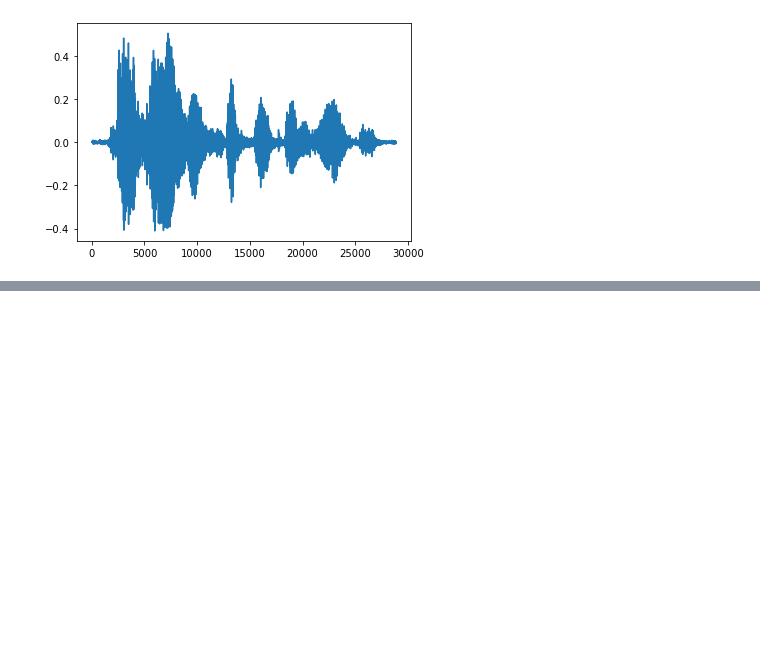
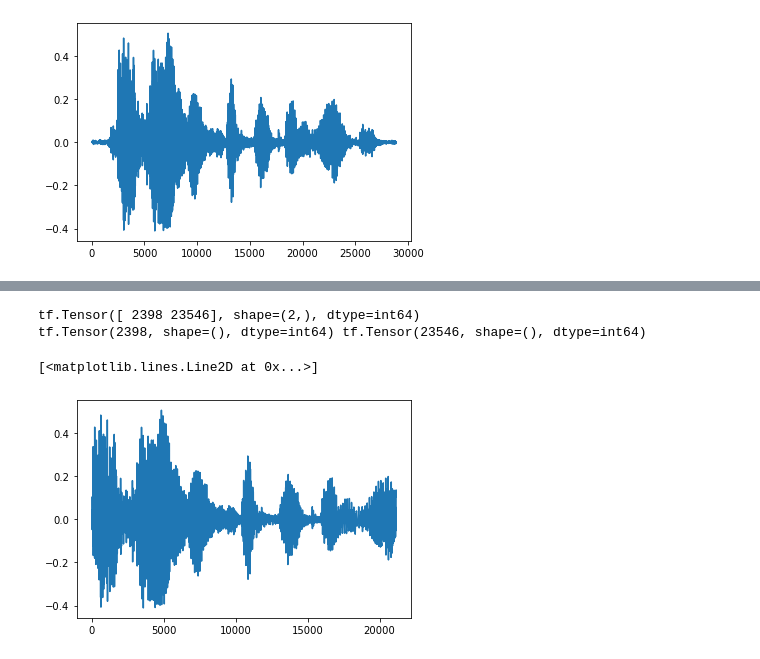
Before and after one commit to ReadableLive/ReadableLive, a Jupyter notebook: audio-prep-and augmentation.ipynb, the cells around one changed output, grey strips where cells are left out. Drawn from its saved outputs; the diff is of its cells as text; code cells hidden in the pictures; blank space fills up the shorter version.

Commit message:
Update 'Audio Data Prep & Augmentation'

```diff
--- a/audio-prep-and augmentation.ipynb
+++ b/audio-prep-and augmentation.ipynb
@@ -104,0 +109,17 @@ plt.plot(tensor.numpy())
+# %%
+position = tfio.audio.trim(tensor, axis=0, epsilon=0.1)
+print(position)
+
+start = position[0]
+stop = position[1]
+print(start, stop)
+
+processed = tensor[start:stop]
+
+plt.figure()
+plt.plot(processed.numpy())
+# %% [output]
+tf.Tensor([ 2398 23546], shape=(2,), dtype=int64)
+tf.Tensor(2398, shape=(), dtype=int64) tf.Tensor(23546, shape=(), dtype=int64)
+[<matplotlib.lines.Line2D at 0x...>]
+[figure, added]
```
Also changed, not shown: parts of 16 cells of this notebook.
